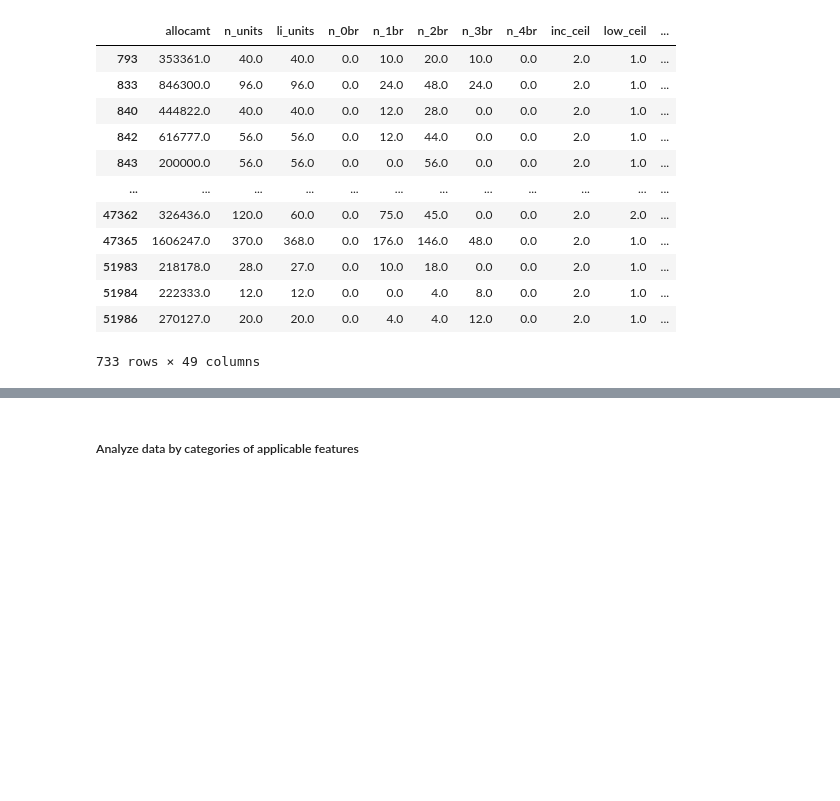
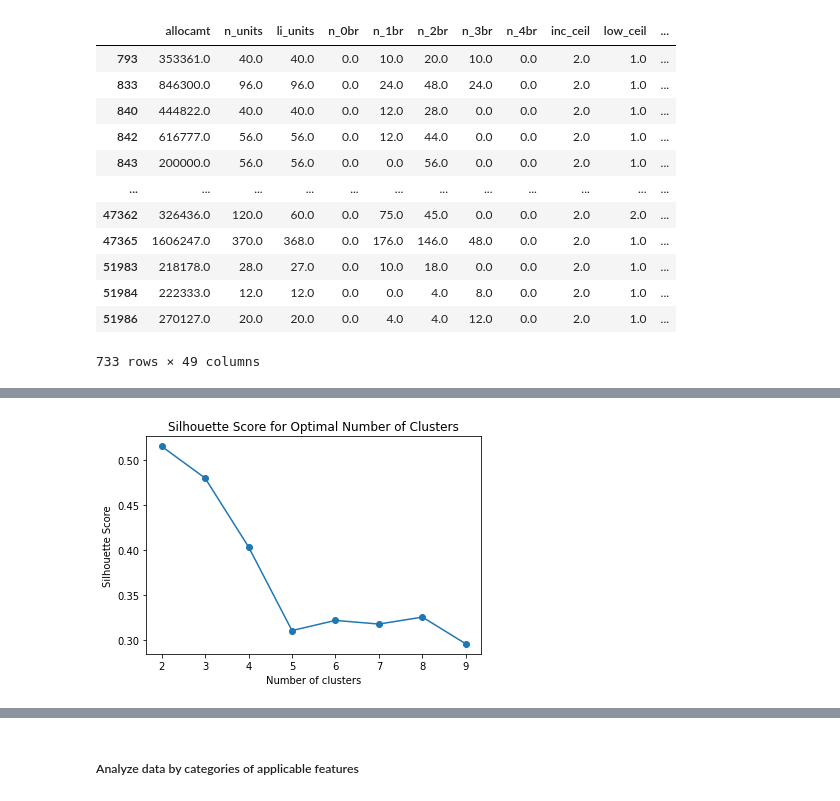
Before and after one commit to pndang/ULI-UCSD-H2H, a Jupyter notebook: LIHTC_analysis/clustering-analysis.ipynb, the cells around one changed output, grey strips where cells are left out. Saved outputs shown, nothing was run; the diff lists cells and outputs as text; code cells hidden in the pictures; blank space fills up the shorter version.

```diff
--- a/LIHTC_analysis/clustering-analysis.ipynb
+++ b/LIHTC_analysis/clustering-analysis.ipynb
@@ -1037,0 +1061,20 @@ df
+# %%
+silhouette_scores = []
+
+# Define range of clusters to try
+clusters_range = range(2, 10)
+
+# Calculate silhouette score for each cluster
+for k in clusters_range:
+    kmeans = KMeans(n_clusters=k)
+    kmeans.fit(data)
+    silhouette_scores.append(silhouette_score(data, kmeans.labels_))
+
+# Plot the silhouette scores
+plt.plot(clusters_range, silhouette_scores, marker='o')
+plt.xlabel('Number of clusters')
+plt.ylabel('Silhouette Score')
+plt.title('Silhouette Score for Optimal Number of Clusters')
+plt.show()
+# %% [output]
+[figure, added]
```
Also changed, not shown: parts of 38 cells of this notebook.
